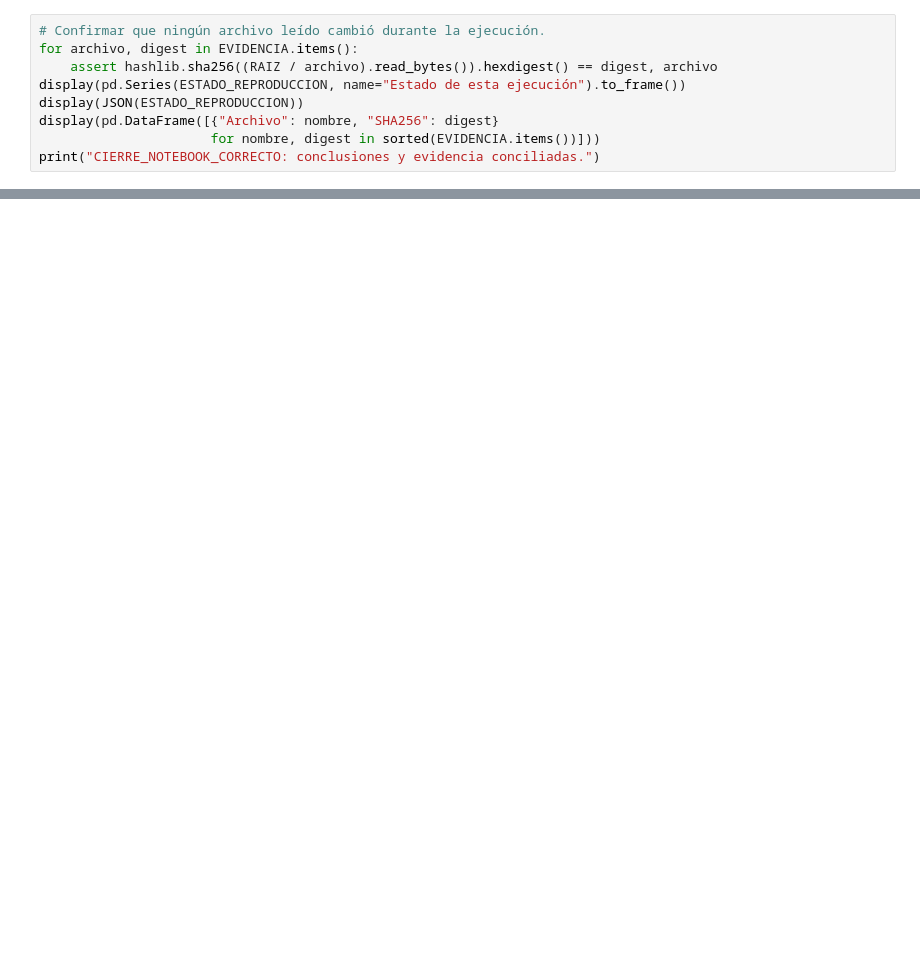
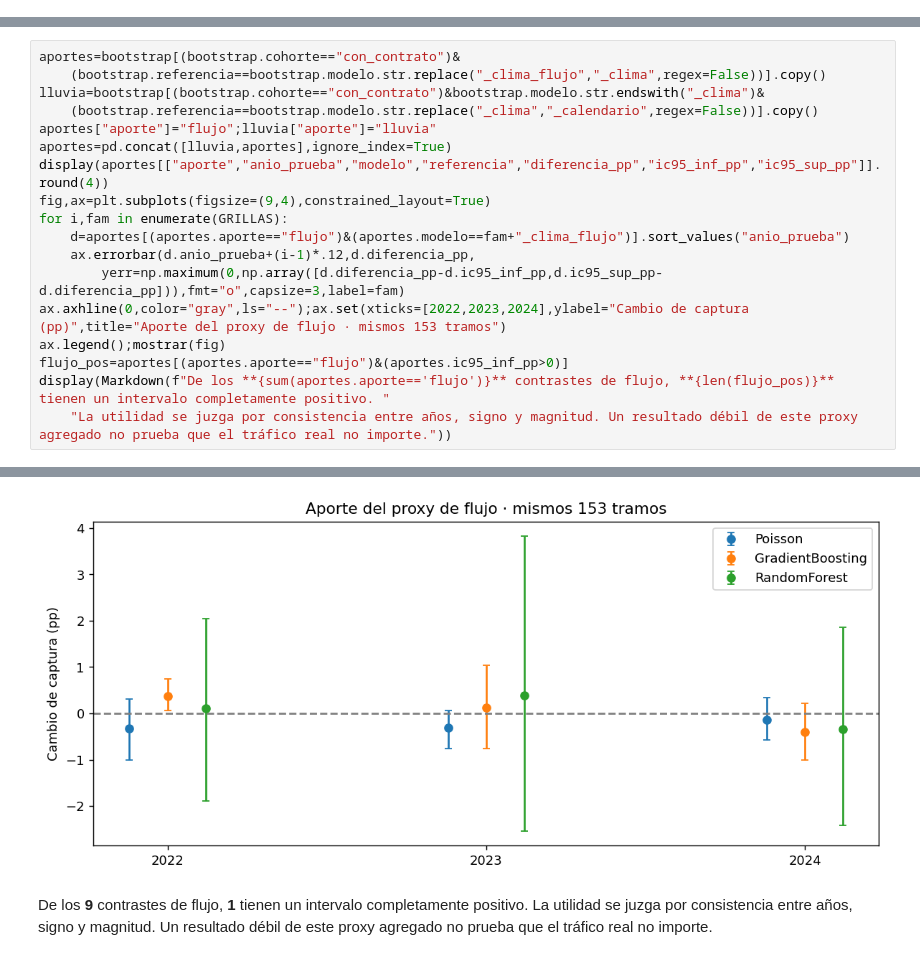
Before and after one commit to martinnmg1809/siniestros-transito-chile, a Jupyter notebook: notebooks/EntregaFinal_Proyecto_DS.ipynb, the cells around one changed output, grey strips where cells are left out. Drawn from its saved outputs; the diff is of its cells as text; blank space fills up the shorter version.

```diff
--- a/notebooks/EntregaFinal_Proyecto_DS.ipynb
+++ b/notebooks/EntregaFinal_Proyecto_DS.ipynb
@@ -1011,9 +0,0 @@ ampliada: [ficha de datos](../docs/cierre/02_datos_flujo.md),
-# %%
-# Confirmar que ningún archivo leído cambió durante la ejecución.
-for archivo, digest in EVIDENCIA.items():
-    assert hashlib.sha256((RAIZ / archivo).read_bytes()).hexdigest() == digest, archivo
-display(pd.Series(ESTADO_REPRODUCCION, name="Estado de esta ejecución").to_frame())
-display(JSON(ESTADO_REPRODUCCION))
-display(pd.DataFrame([{"Archivo": nombre, "SHA256": digest}
-                      for nombre, digest in sorted(EVIDENCIA.items())]))
-print("CIERRE_NOTEBOOK_CORRECTO: conclusiones y evidencia conciliadas.")
@@ -1040,0 +603,19 @@ CIERRE_NOTEBOOK_CORRECTO: conclusiones y evidencia conciliadas.
+# %%
+aportes=bootstrap[(bootstrap.cohorte=="con_contrato")&
+    (bootstrap.referencia==bootstrap.modelo.str.replace("_clima_flujo","_clima",regex=False))].copy()
+lluvia=bootstrap[(bootstrap.cohorte=="con_contrato")&bootstrap.modelo.str.endswith("_clima")&
+    (bootstrap.referencia==bootstrap.modelo.str.replace("_clima","_calendario",regex=False))].copy()
+aportes["aporte"]="flujo";lluvia["aporte"]="lluvia"
+aportes=pd.concat([lluvia,aportes],ignore_index=True)
+display(aportes[["aporte","anio_prueba","modelo","referencia","diferencia_pp","ic95_inf_pp","ic95_sup_pp"]].round(4))
+fig,ax=plt.subplots(figsize=(9,4),constrained_layout=True)
+for i,fam in enumerate(GRILLAS):
+    d=aportes[(aportes.aporte=="flujo")&(aportes.modelo==fam+"_clima_flujo")].sort_values("anio_prueba")
+    ax.errorbar(d.anio_prueba+(i-1)*.12,d.diferencia_pp,
+        yerr=np.maximum(0,np.array([d.diferencia_pp-d.ic95_inf_pp,d.ic95_sup_pp-d.diferencia_pp])),fmt="o",capsize=3,label=fam)
+ax.axhline(0,color="gray",ls="--");ax.set(xticks=[2022,2023,2024],ylabel="Cambio de captura (pp)",title="Aporte del proxy de flujo · mismos 153 tramos")
+ax.legend();mostrar(fig)
+flujo_pos=aportes[(aportes.aporte=="flujo")&(aportes.ic95_inf_pp>0)]
+display(Markdown(f"De los **{sum(aportes.aporte=='flujo')}** contrastes de flujo, **{len(flujo_pos)}** tienen un intervalo completamente positivo. "
+    "La utilidad se juzga por consistencia entre años, signo y magnitud. Un resultado débil de este proxy agregado no prueba que el tráfico real no importe."))
+# %% [output]
@@ -1040,0 +639,2 @@ CIERRE_NOTEBOOK_CORRECTO: conclusiones y evidencia conciliadas.
+[figure, added]
+De los **9** contrastes de flujo, **1** tienen un intervalo completamente positivo. La utilidad se juzga por consistencia entre años, signo y magnitud. Un resultado débil de este proxy agregado no prueba que el tráfico real no importe.
```
Also changed, not shown: parts of 112 cells of this notebook, 40 other files.
